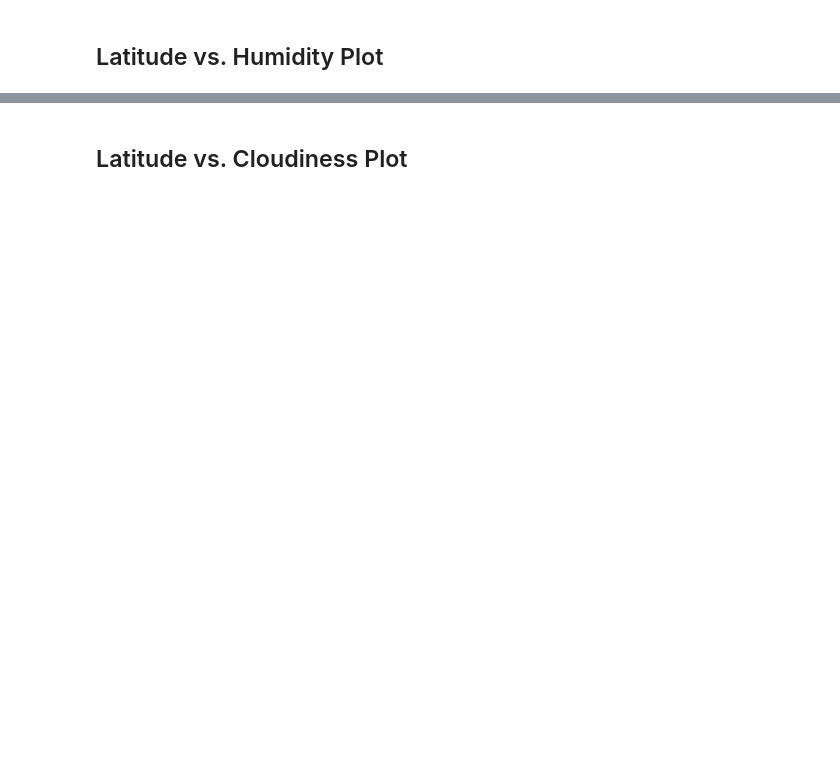
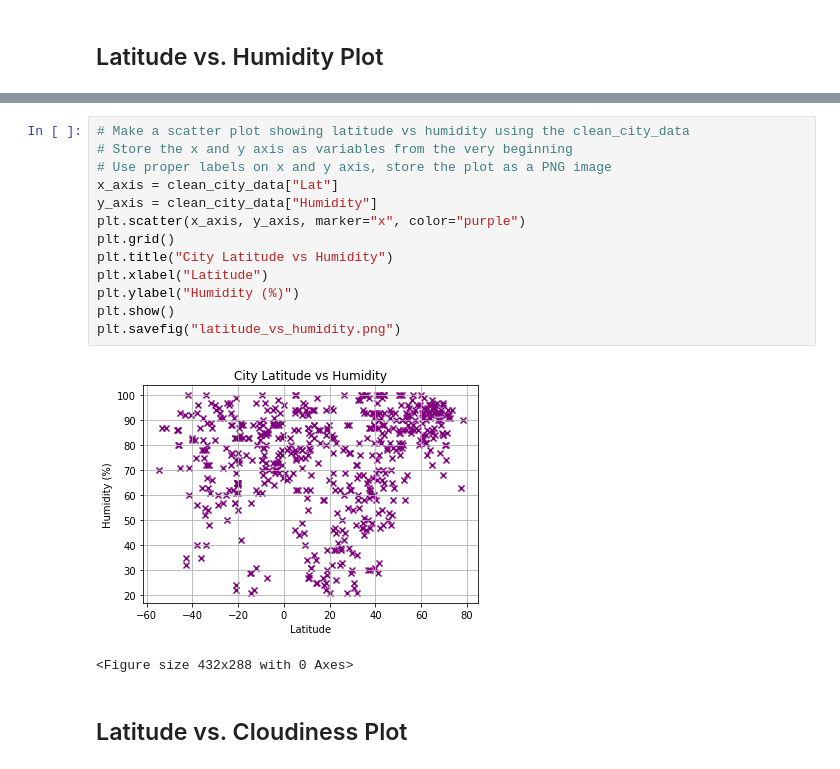
Before and after one commit to rteves0914/Python_API_challenge, a Jupyter notebook: PyWeather/WeatherPy.ipynb, the cells around one changed output, grey strips where cells are left out. Saved outputs shown, nothing was run; the diff lists cells and outputs as text; blank space fills up the shorter version.

```diff
--- a/PyWeather/WeatherPy.ipynb
+++ b/PyWeather/WeatherPy.ipynb
@@ -144,2 +219,18 @@ Int64Index([], dtype='int64')
+# %%
+# Make a scatter plot showing latitude vs humidity using the clean_city_data
+# Store the x and y axis as variables from the very beginning
+# Use proper labels on x and y axis, store the plot as a PNG image
+x_axis = clean_city_data["Lat"]
+y_axis = clean_city_data["Humidity"]
+plt.scatter(x_axis, y_axis, marker="x", color="purple")
+plt.grid()
+plt.title("City Latitude vs Humidity")
+plt.xlabel("Latitude")
+plt.ylabel("Humidity (%)")
+plt.show()
+plt.savefig("latitude_vs_humidity.png")
+# %% [output]
+[figure, added]
+<Figure size 432x288 with 0 Axes>
 # %% [markdown]
 ## Latitude vs. Cloudiness Plot
```
Also changed, not shown: parts of 38 cells of this notebook, 15 other files.
